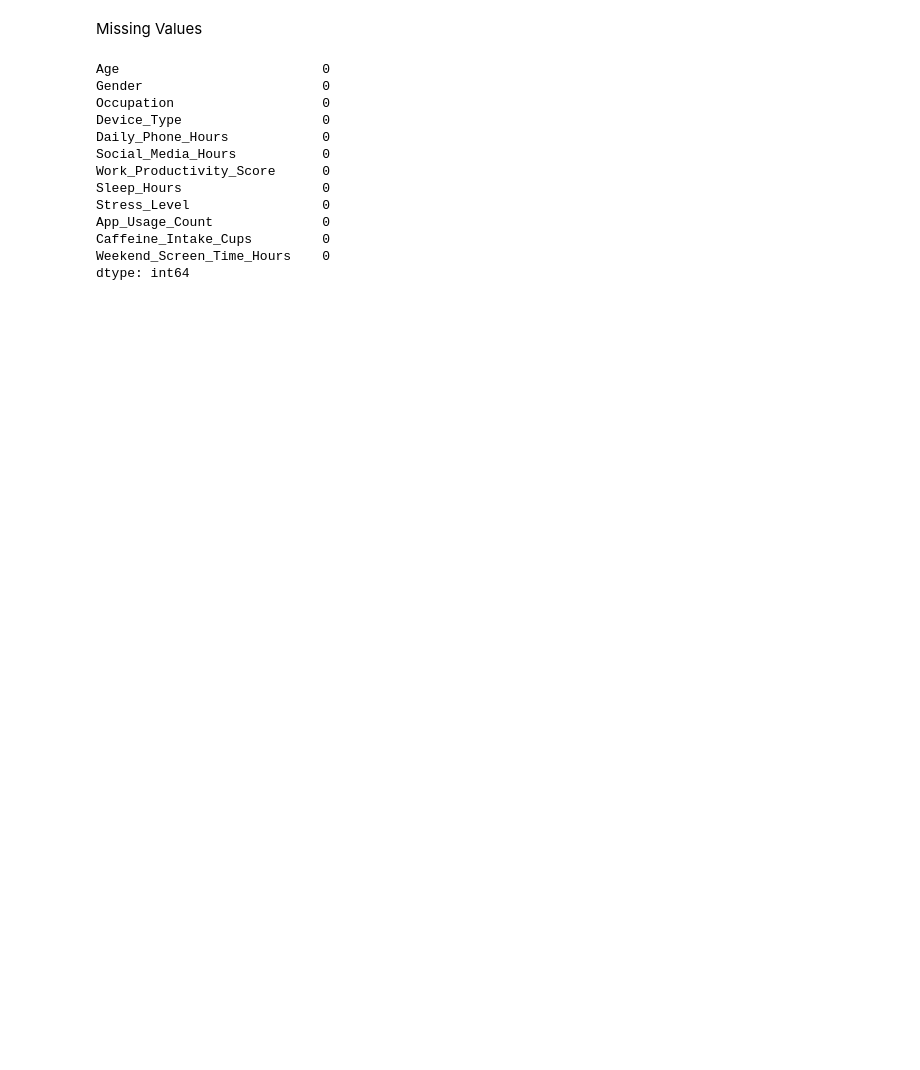
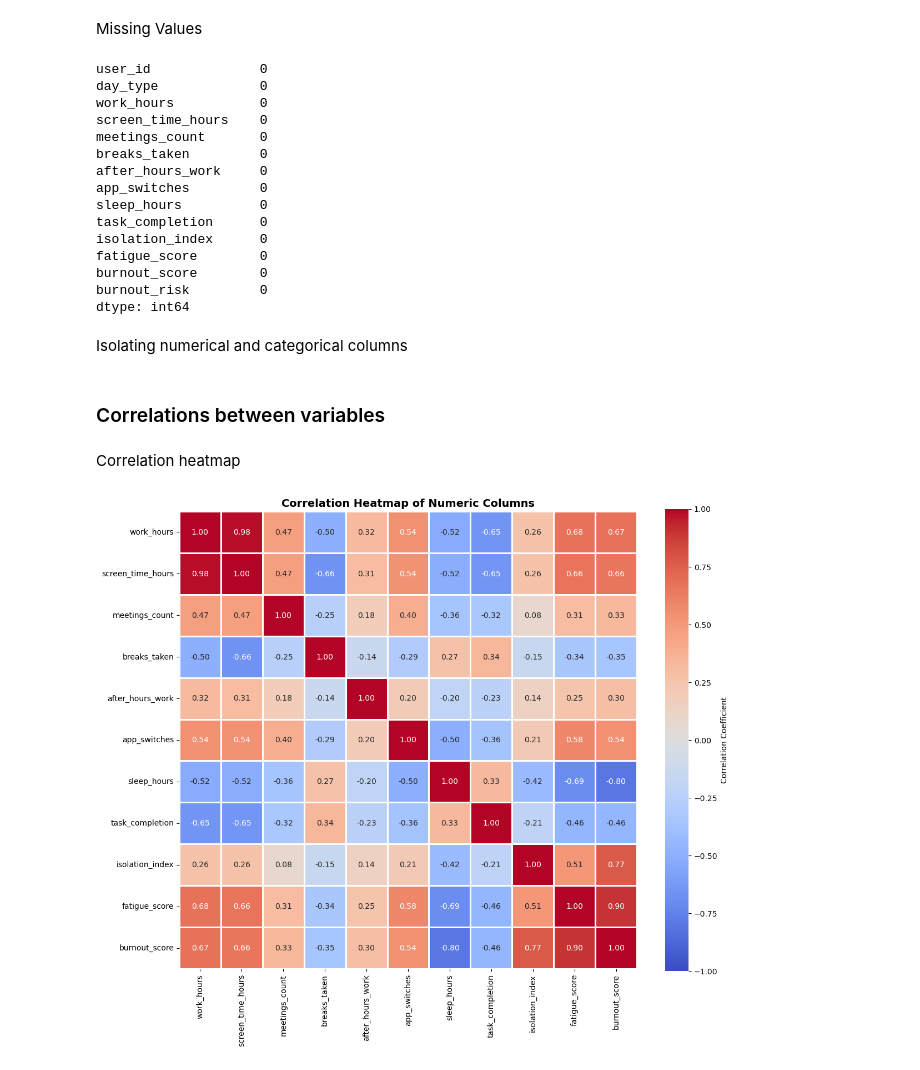
Before and after one commit to lucasvcasimiro-byte/Sleep_vs_Burnout_analysis_ml, a Jupyter notebook: EDA.ipynb, the cells around one changed output. Drawn from its saved outputs; the diff is of its cells as text; code cells hidden in the pictures; blank space fills up the shorter version.

```diff
--- a/EDA.ipynb
+++ b/EDA.ipynb
@@ -45,19 +49,34 @@ memory usage: 5.0+ MB
 # %% [markdown]
 Missing Values
 # %%
-nan_counts = usage.isnull().sum()
+nan_counts = df.isnull().sum()
 print(nan_counts)
 # %% [output]
-Age                          0
-Gender                       0
-Occupation                   0
-Device_Type                  0
-Daily_Phone_Hours            0
-Social_Media_Hours           0
-Work_Productivity_Score      0
-Sleep_Hours                  0
-Stress_Level                 0
-App_Usage_Count              0
-Caffeine_Intake_Cups         0
-Weekend_Screen_Time_Hours    0
+user_id              0
+day_type             0
+work_hours           0
+screen_time_hours    0
+meetings_count       0
+breaks_taken         0
+after_hours_work     0
+app_switches         0
+sleep_hours          0
+task_completion      0
+isolation_index      0
+fatigue_score        0
+burnout_score        0
+burnout_risk         0
 dtype: int64
+# %% [markdown]
+Isolating numerical and categorical columns
+# %%
+num_cols = df.select_dtypes(include=[np.number]).drop('user_id', axis=1).columns.tolist()
+cat_cols = df.select_dtypes(include=[object])
+# %% [markdown]
+### Correlations between variables
+# %% [markdown]
+Correlation heatmap
+# %%
+corr_heatmap(df, num_cols)
+# %% [output]
+[figure, added]
```
Also changed, not shown: parts of 3 cells of this notebook, 4 other files.
